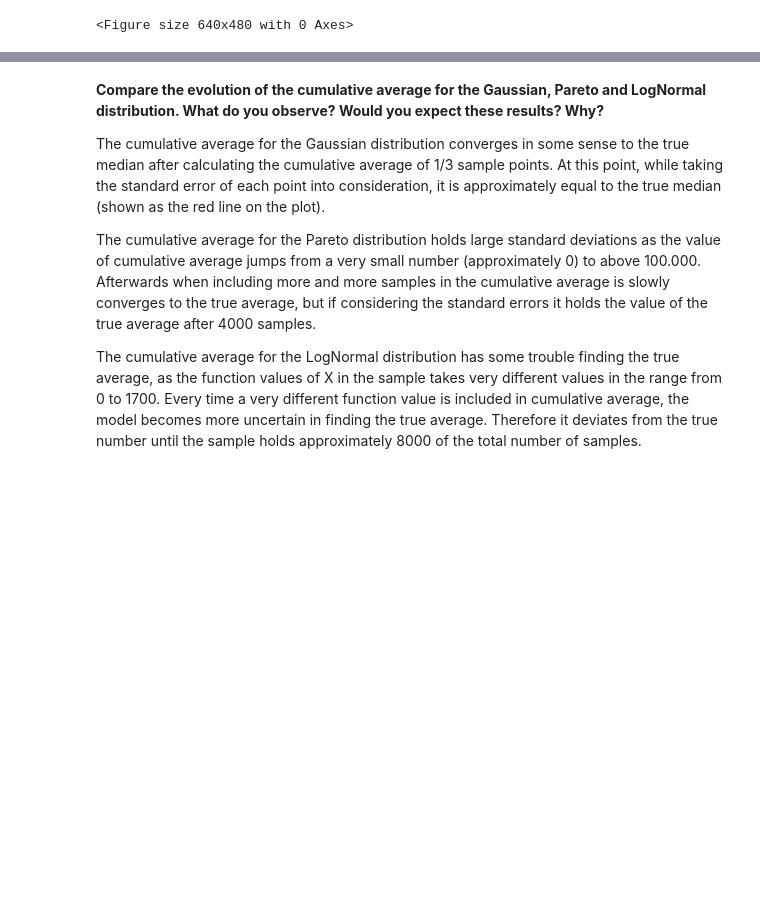
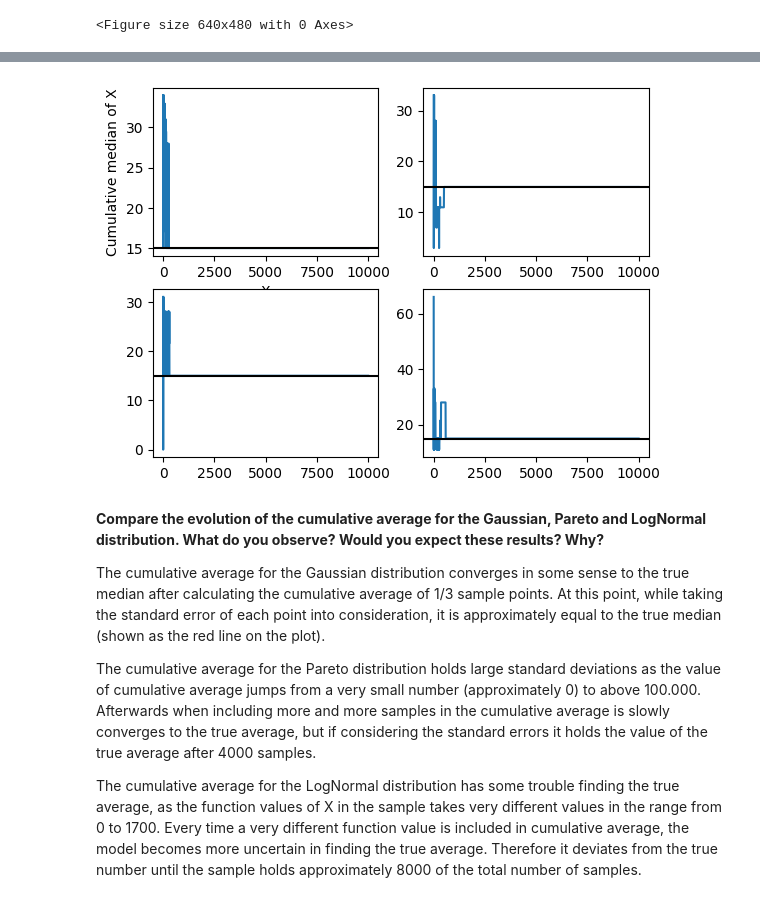
Before and after one commit to fridamariejoergensen/CSS, a Jupyter notebook: Assignment1.ipynb, the cells around one changed output, grey strips where cells are left out. Cells and saved outputs as stored; diff of their text form; code cells hidden in the pictures; blank space fills up the shorter version.

```diff
--- a/Assignment1.ipynb
+++ b/Assignment1.ipynb
@@ -1152,7 +1164,7 @@ sample_new2 = np.sort(sample_new2)
 median2 = (sample_new2[int(N/2)] + sample_new2[int((N/2)+1)])/2
 sample_new3 = np.copy(sample3)
 sample_new3 = np.sort(sample_new3)
-media3 = (sample_new3[int(N/2)] + sample_new3[int((N/2)+1)])/2
+median3 = (sample_new3[int(N/2)] + sample_new3[int((N/2)+1)])/2
 sample_new4 = np.copy(sample4)
 sample_new4 = np.sort(sample_new4)
 median4 = (sample_new4[int(N/2)] + sample_new4[int((N/2)+1)])/2
@@ -1183,4 +1199,5 @@ plt.savefig('cumulative_average.png')
 # %%
+
 # 14.7 Cumulative median of X
 cum_median1 = np.array([])
 for i in range(1, N+1):
@@ -1194,33 +1211,36 @@ for i in range(1, N+1):
 
 cum_median3 = np.array([])
 for i in range(1, N+1):
     val = sample3[0:i]
     cum_median3 = np.append(cum_median3, np.median(val))
 
 cum_median4 = np.array([])
 for i in range(1, N+1):
     val = sample4[0:i]
     cum_median4 = np.append(cum_median4, np.median(val))
 
 # 14.8 Plot of cumulative median and horizontal line of distribution median
 fig, ax = plt.subplots(2,2)
 
 ax[0,0].plot(range(N), cum_median1)
 ax[0,0].axhline(median1, c = 'black')
 ax[0,0].set_xlabel('X')
 ax[0,0].set_ylabel('Cumulative median of X')
 
 ax[1,0].plot(range(N), cum_median2)
 ax[1,0].axhline(median2, c = 'black')
 
 ax[0,1].plot(range(N), cum_median3)
 ax[0,1].axhline(median3, c = 'black')
 
 ax[1,1].plot(range(N), cum_median4)
 ax[1,1].axhline(median4, c = 'black')
+fig.suptitle('Cumulative median of 4 random samples')
 
 # Save the plot as a PNG file
 plt.savefig('cumulative_median.png')
+# %% [output]
+[figure, added]
 # %% [markdown]
 **Compare the evolution of the cumulative average for the Gaussian, Pareto and LogNormal distribution. What do you observe? Would you expect these results? Why?**
 
```
Also changed, not shown: parts of 4 cells of this notebook, 3 other files.
